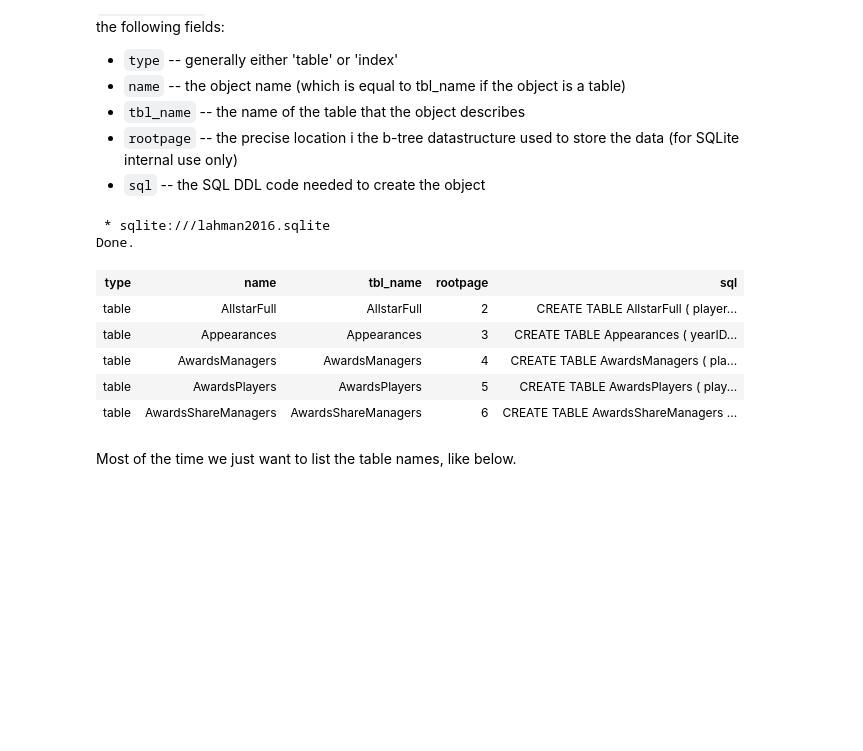
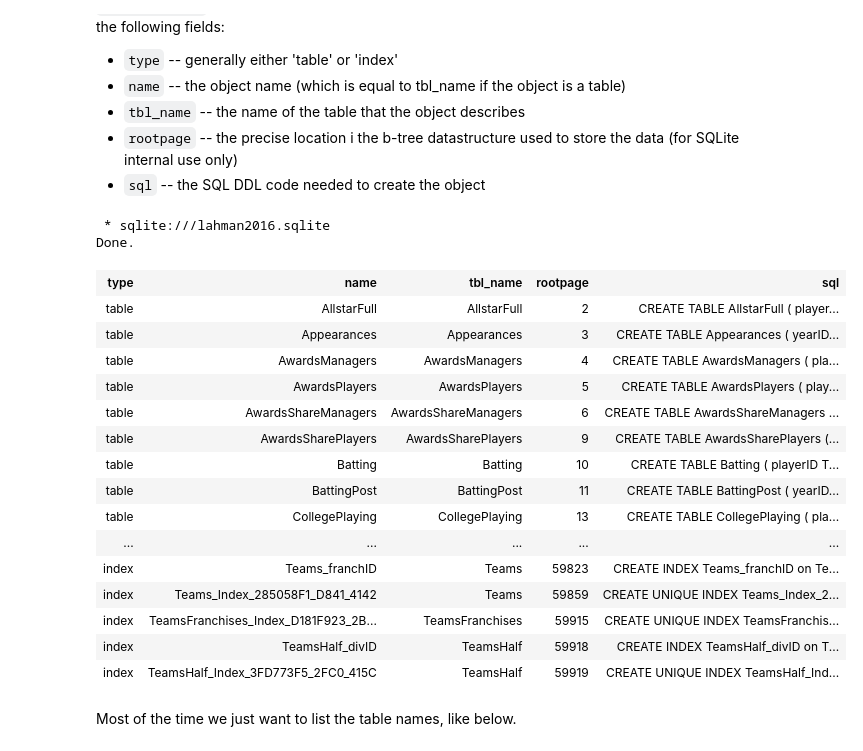
Before and after one commit to fairfield-university-ba-510-spring2019/baseball-stats-in-sqlite-dsacco0317, a Jupyter notebook: Part1.ipynb, the cells around one changed output. Cells and saved outputs as stored; diff of their text form; code cells hidden in the pictures; blank space fills up the shorter version.

```diff
--- a/Part1.ipynb
+++ b/Part1.ipynb
@@ -56,18 +56,27 @@ This can be pretty confusing for SQL newbies. There are no SQL commands for list
 # %%
 %%sql
 /* take a peek at the full sqlite_master table */
 SELECT *
-FROM sqlite_master
-LIMIT 5;
+FROM sqlite_master;
 # %% [output]
  * sqlite:///lahman2016.sqlite
 Done.
 | type | name | tbl_name | rootpage | sql |
 | table | AllstarFull | AllstarFull | 2 | CREATE TABLE AllstarFull ( player... |
 | table | Appearances | Appearances | 3 | CREATE TABLE Appearances ( yearID... |
 | table | AwardsManagers | AwardsManagers | 4 | CREATE TABLE AwardsManagers ( pla... |
 | table | AwardsPlayers | AwardsPlayers | 5 | CREATE TABLE AwardsPlayers ( play... |
 | table | AwardsShareManagers | AwardsShareManagers | 6 | CREATE TABLE AwardsShareManagers ... |
+| table | AwardsSharePlayers | AwardsSharePlayers | 9 | CREATE TABLE AwardsSharePlayers (... |
+| table | Batting | Batting | 10 | CREATE TABLE Batting ( playerID T... |
+| table | BattingPost | BattingPost | 11 | CREATE TABLE BattingPost ( yearID... |
+| table | CollegePlaying | CollegePlaying | 13 | CREATE TABLE CollegePlaying ( pla... |
+| ... | ... | ... | ... | ... |
+| index | Teams_franchID | Teams | 59823 | CREATE INDEX Teams_franchID on Te... |
+| index | Teams_Index_285058F1_D841_4142 | Teams | 59859 | CREATE UNIQUE INDEX Teams_Index_2... |
+| index | TeamsFranchises_Index_D181F923_2B... | TeamsFranchises | 59915 | CREATE UNIQUE INDEX TeamsFranchis... |
+| index | TeamsHalf_divID | TeamsHalf | 59918 | CREATE INDEX TeamsHalf_divID on T... |
+| index | TeamsHalf_Index_3FD773F5_2FC0_415C | TeamsHalf | 59919 | CREATE UNIQUE INDEX TeamsHalf_Ind... |
 # %% [markdown]
 Most of the time we just want to list the table names, like below.
 # %%
```
Also changed, not shown: 1 other file.
